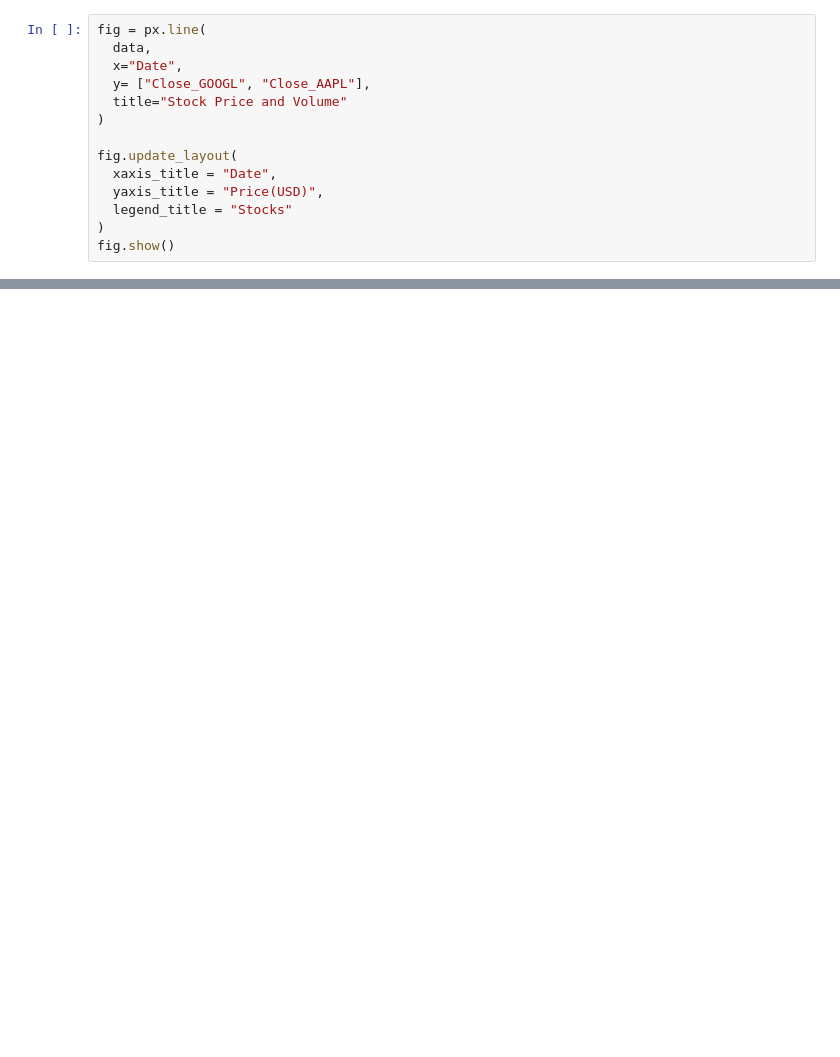
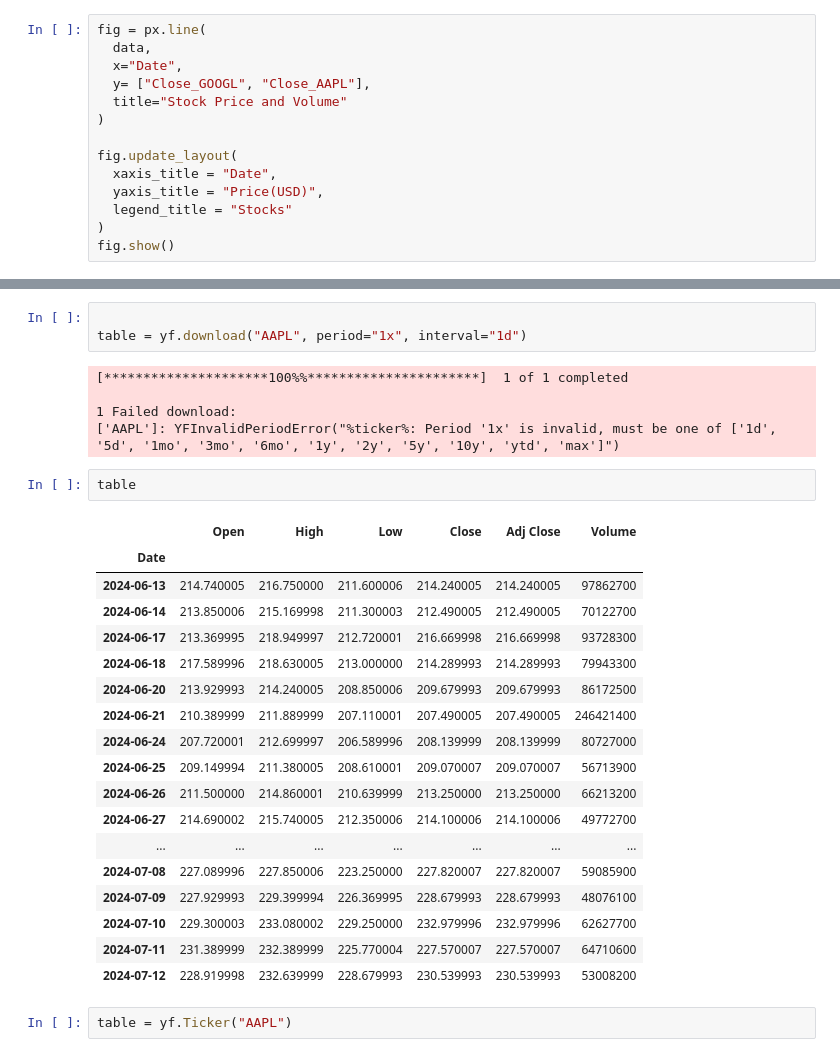
Before and after one commit to AbhiramMngi/OptionsDashboard, a Jupyter notebook: trials.ipynb, the cells around one changed output, grey strips where cells are left out. Drawn from its saved outputs; the diff is of its cells as text; blank space fills up the shorter version.

```diff
--- a/trials.ipynb
+++ b/trials.ipynb
@@ -42,0 +85,31 @@ fig.show()
+# %%
+
+table = yf.download("AAPL", period="1x", interval="1d")
+# %% [output]
+[*********************100%%**********************]  1 of 1 completed
+
+1 Failed download:
+['AAPL']: YFInvalidPeriodError("%ticker%: Period '1x' is invalid, must be one of ['1d', '5d', '1mo', '3mo', '6mo', '1y', '2y', '5y', '10y', 'ytd', 'max']")
+# %%
+table
+# %% [output]
+|  | Open | High | Low | Close | Adj Close | Volume |
+| Date |  |  |  |  |  |  |
+| 2024-06-13 | 214.740005 | 216.750000 | 211.600006 | 214.240005 | 214.240005 | 97862700 |
+| 2024-06-14 | 213.850006 | 215.169998 | 211.300003 | 212.490005 | 212.490005 | 70122700 |
+| 2024-06-17 | 213.369995 | 218.949997 | 212.720001 | 216.669998 | 216.669998 | 93728300 |
+| 2024-06-18 | 217.589996 | 218.630005 | 213.000000 | 214.289993 | 214.289993 | 79943300 |
+| 2024-06-20 | 213.929993 | 214.240005 | 208.850006 | 209.679993 | 209.679993 | 86172500 |
+| 2024-06-21 | 210.389999 | 211.889999 | 207.110001 | 207.490005 | 207.490005 | 246421400 |
+| 2024-06-24 | 207.720001 | 212.699997 | 206.589996 | 208.139999 | 208.139999 | 80727000 |
+| 2024-06-25 | 209.149994 | 211.380005 | 208.610001 | 209.070007 | 209.070007 | 56713900 |
+| 2024-06-26 | 211.500000 | 214.860001 | 210.639999 | 213.250000 | 213.250000 | 66213200 |
+| 2024-06-27 | 214.690002 | 215.740005 | 212.350006 | 214.100006 | 214.100006 | 49772700 |
+| ... | ... | ... | ... | ... | ... | ... |
+| 2024-07-08 | 227.089996 | 227.850006 | 223.250000 | 227.820007 | 227.820007 | 59085900 |
+| 2024-07-09 | 227.929993 | 229.399994 | 226.369995 | 228.679993 | 228.679993 | 48076100 |
+| 2024-07-10 | 229.300003 | 233.080002 | 229.250000 | 232.979996 | 232.979996 | 62627700 |
+| 2024-07-11 | 231.389999 | 232.389999 | 225.770004 | 227.570007 | 227.570007 | 64710600 |
+| 2024-07-12 | 228.919998 | 232.639999 | 228.679993 | 230.539993 | 230.539993 | 53008200 |
+# %%
+table = yf.Ticker("AAPL")
```
Also changed, not shown: parts of 9 cells of this notebook, 7 other files.
